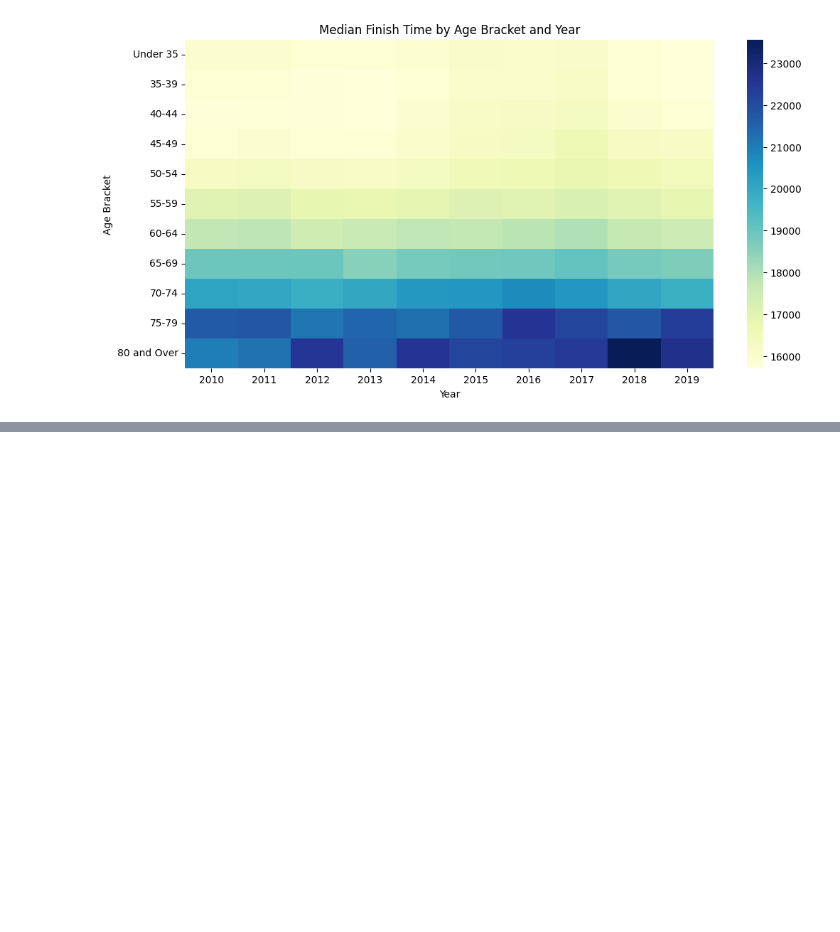
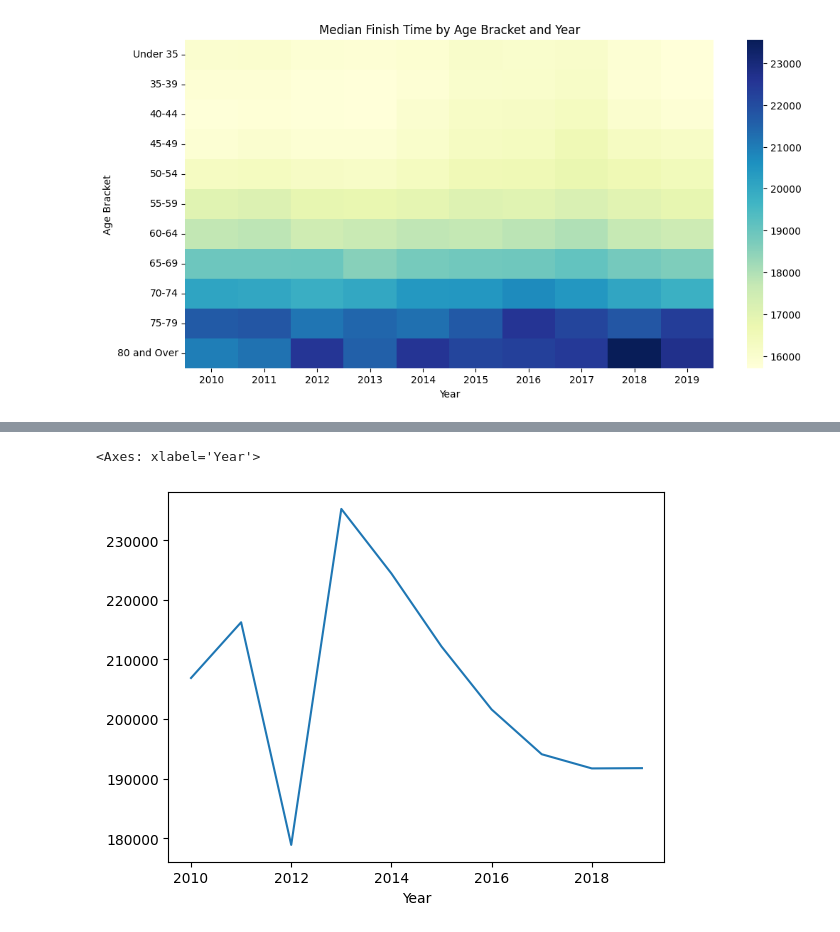
Before and after one commit to vitistatyagi/Marathon_EDA, a Jupyter notebook: marathon.ipynb, the cells around one changed output, grey strips where cells are left out. Drawn from its saved outputs; the diff is of its cells as text; code cells hidden in the pictures; blank space fills up the shorter version.

```diff
--- a/marathon.ipynb
+++ b/marathon.ipynb
@@ -270,0 +287,6 @@ Text(0.5, 1.0, 'Median Finish Time by Age Bracket and Year')
+# %%
+Race_cnt_yearly= df.groupby('Year')['Name'].count()
+sns.lineplot(x=Race_cnt_yearly.index, y=Race_cnt_yearly.values)
+# %% [output]
+<Axes: xlabel='Year'>
+[figure, added]
```
Also changed, not shown: parts of 6 cells of this notebook, 1 other file.
